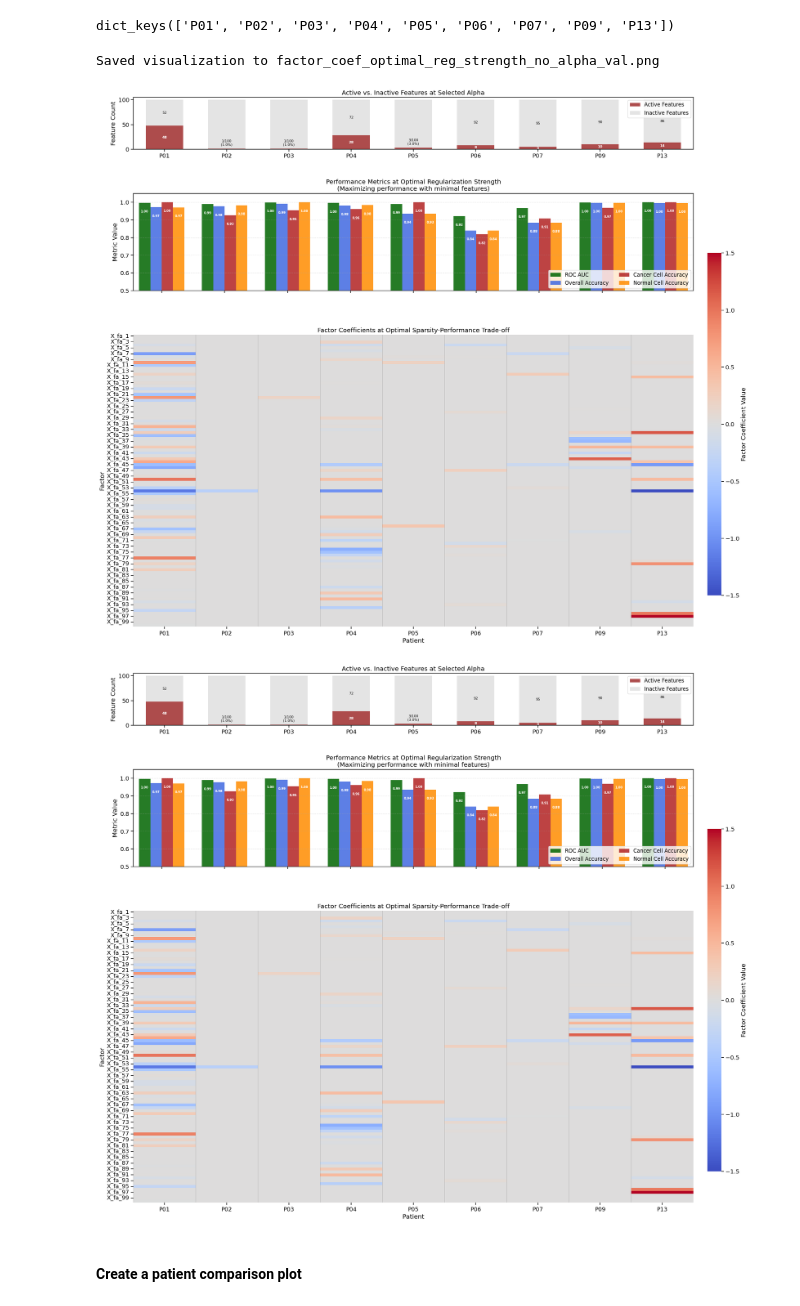
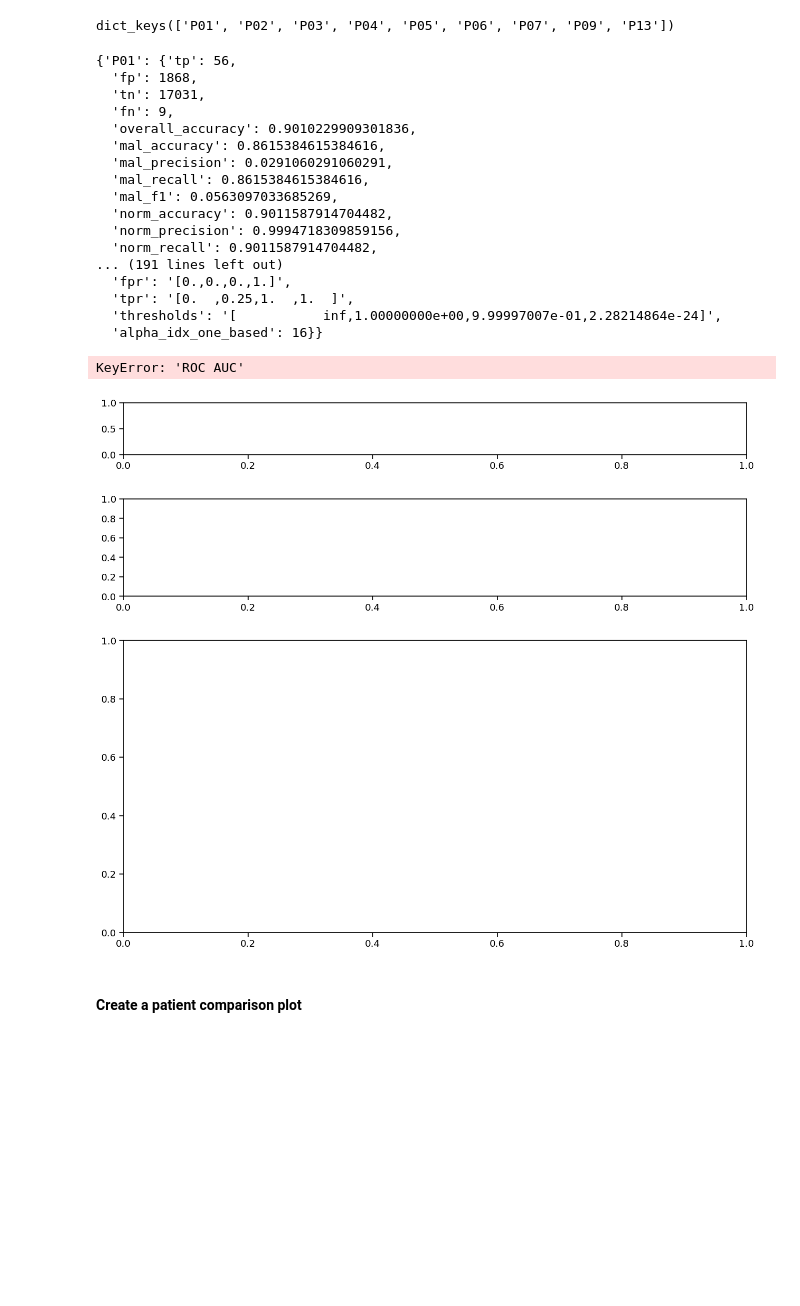
Before and after one commit to MinhangXu/sc_classification, a Jupyter notebook: evaluation/FA_result_eval.ipynb, the cells around one changed output. Saved outputs shown, nothing was run; the diff lists cells and outputs as text; code cells hidden in the pictures; blank space fills up the shorter version.

```diff
--- a/evaluation/FA_result_eval.ipynb
+++ b/evaluation/FA_result_eval.ipynb
@@ -205,8 +257,11 @@ for patient_dir in patient_dirs:
     coefs_df = pd.read_csv(coefs_file, index_col=0)
     metrics_df = pd.read_csv(metrics_file)
 
-    # Create the plot
-    fig = plot_metrics_and_coefficients(metrics_df, coefs_df, sample_name=patient_id, top_n=10)
+    # Get the alpha index if one has been specified for this patient (1 based)
+    alpha_idx = nmf_hand_picked_alpha_indices.get(patient_id, None) - 1
+
+    # Create the plot with the specified alpha index
+    fig = plot_metrics_and_coefficients(metrics_df, coefs_df, sample_name=patient_id, top_n=10, alpha_idx=alpha_idx)
 
     if fig is not None:
         # Save the plot
@@ -214,6 +269,12 @@ for patient_dir in patient_dirs:
         fig.savefig(plot_file, dpi=300, bbox_inches='tight')
         plt.close(fig)
         print(f"  Saved plot to {plot_file}")
+
+        # If this patient has a hand-picked alpha, also save a version with '_selected' in the filename
+        #if alpha_idx is not None:
+        #    selected_plot_file = os.path.join(plots_output_dir, f"metrics_and_coefs_{patient_id}_selected.png")
+        #    fig.savefig(selected_plot_file, dpi=300, bbox_inches='tight')
+        #    print(f"  Saved selected alpha plot to {selected_plot_file}")
     else:
         print(f"  Could not create plot for {patient_id}")
 # %% [output]
@@ -237,27 +298,13 @@ Processing patient: P07
 # %% [markdown]
 #### Extra metrics with hand-picked alpha-indices
-# %%
-hand_picked_alpha_indices = {
-    "P01": 14,  # 14 is the highest; 16 is the knee
-    "P02": 16,  # 17 is the knee
-    "P03": 17,  #
-    "P04": 12,  # 12 is when the cancer cell acc is above trivial acc
-    "P05": 16,  # 16 is the knee
-    "P06": 15,  # 15 is the knee
-    "P07": 15,  # 15 is the knee
-    "P09": 15,  # 15 is when the cancer cell acc is close to tivial acc; 18 is the knee for healthy cell
-    "P13": 16   # overall bad,
-}
-
-alphas = np.logspace(-4, 5, 20)
 # %%
 # Set paths - update these to match your directory structure
-base_dir = "../pipeline/results/fa_lrlasso_pipeline_apr16"
+base_dir = "../pipeline/results/nmf_lrlasso_pipeline_may1"
 per_patient_dir = os.path.join(base_dir, "per_patient")
-output_dir = os.path.join(base_dir, "hand_picked_results")
+#output_dir = os.path.join(base_dir, "hand_picked_results")
 
 # Create output directory
-os.makedirs(output_dir, exist_ok=True)
+#os.makedirs(output_dir, exist_ok=True)
 
 # Dictionaries to store results
 patient_metrics = {}
@@ -337,7 +384,7 @@ def extract_patient_data_with_one_based_idx(patient_id, alpha_idx_one_based):
     return alpha_value, metrics_row.to_dict(), coefficients
 # %%
 # Process each patient
-for patient_id, alpha_idx_one_based in hand_picked_alpha_indices.items():
+for patient_id, alpha_idx_one_based in nmf_hand_picked_alpha_indices.items():
     print(f"\nProcessing patient {patient_id} with 1-based alpha index {alpha_idx_one_based}")
 
     alpha_value, metrics, coefficients = extract_patient_data_with_one_based_idx(
@@ -586,18 +690,37 @@ def create_enhanced_plot(patient_metrics, patient_coefficients, hand_picked_alph
         plt.show()
 
     return fig
+# %%
+patient_metrics
+# %% [output]
+{'P01': {'tp': 56,
+  'fp': 1868,
+  'tn': 17031,
+  'fn': 9,
+  'overall_accuracy': 0.9010229909301836,
+  'mal_accuracy': 0.8615384615384616,
+  'mal_precision': 0.0291060291060291,
+  'mal_recall': 0.8615384615384616,
+  'mal_f1': 0.0563097033685269,
+  'norm_accuracy': 0.9011587914704482,
+  'norm_precision': 0.9994718309859156,
+  'norm_recall': 0.9011587914704482,
+... (191 lines left out)
+  'fpr': '[0.,0.,0.,1.]',
+  'tpr': '[0.  ,0.25,1.  ,1.  ]',
+  'thresholds': '[           inf,1.00000000e+00,9.99997007e-01,2.28214864e-24]',
+  'alpha_idx_one_based': 16}}
 # %%
 create_enhanced_plot(
     patient_metrics,
     patient_coefficients,
-    hand_picked_alpha_indices,
+    fa_hand_picked_alpha_indices,
     alphas,
-    output_file="factor_coef_optimal_reg_strength_no_alpha_val.png"
+    output_file="fa_coef_optimal_reg_strength_no_alpha_val_may1_2.png"
 )
 # %% [output]
-Saved visualization to factor_coef_optimal_reg_strength_no_alpha_val.png
+KeyError: 'ROC AUC'
-[figure, old version]
+[figure, new version]
-[figure, removed]
 # %%
 def plot_confusion_matrices(metrics_df, sample_name="all_samples", n_cols=5):
     """
```
Also changed, not shown: parts of 9 cells of this notebook, 3 other files.
